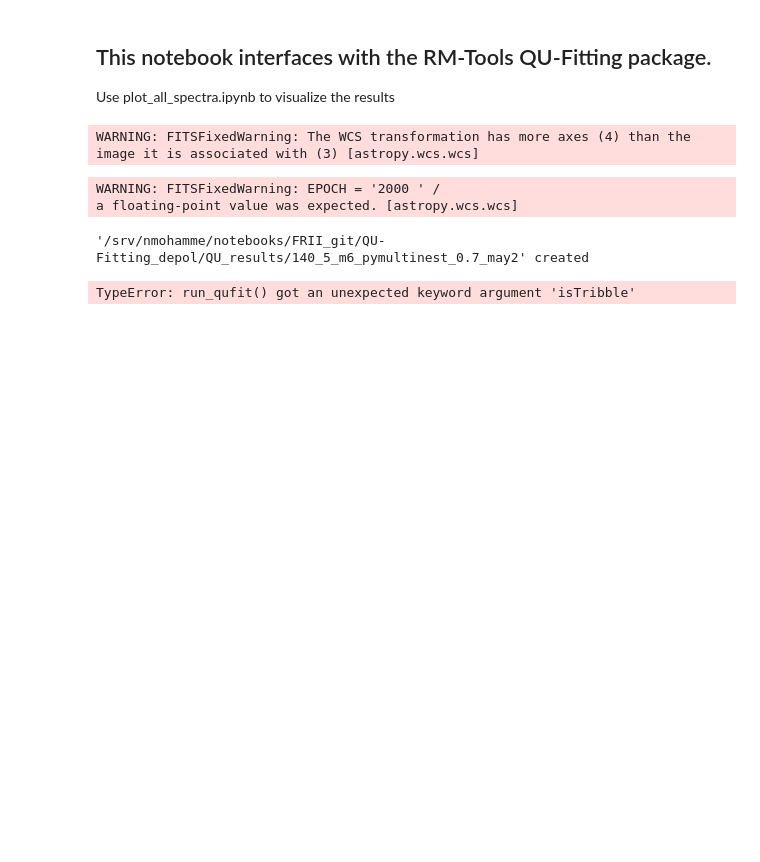
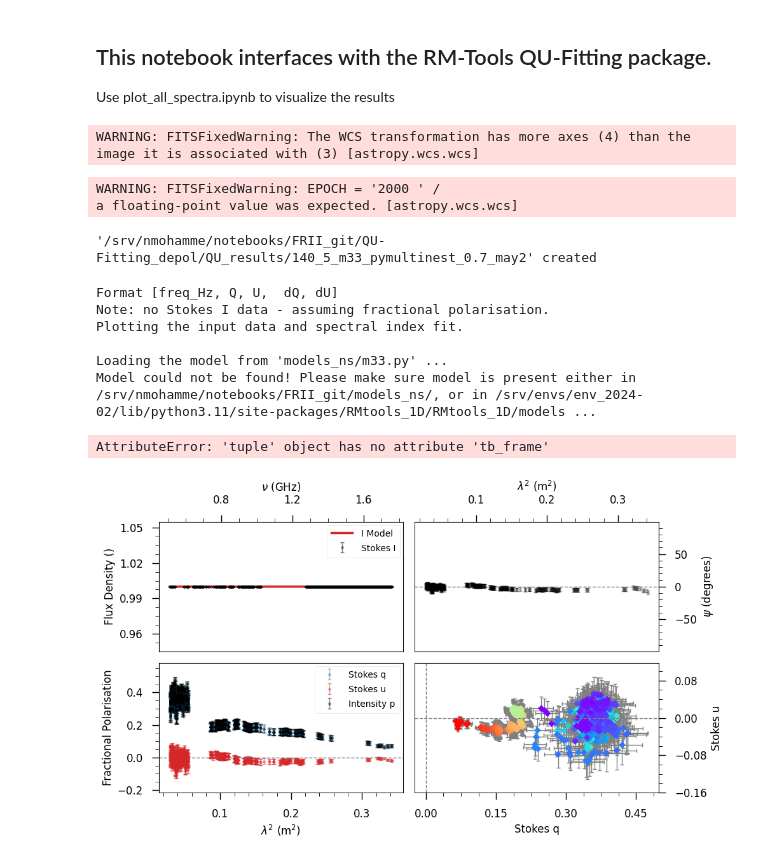
Before and after one commit to nmohamme/FR-QU_fitting, a Jupyter notebook: QU-Fitting_depol/mX_pymulti_working.ipynb, the cells around one changed output. Cells and saved outputs as stored; diff of their text form; code cells hidden in the pictures; blank space fills up the shorter version.

```diff
--- a/QU-Fitting_depol/mX_pymulti_working.ipynb
+++ b/QU-Fitting_depol/mX_pymulti_working.ipynb
@@ -172,7 +172,7 @@ data_freq = np.concatenate((drag_freq, gmims_freq))
 #--- Some LOS to pick
 clist = SkyCoord([130,136,140,134, 143.2,132, 150]*units.deg, [5.0,0,5,3.5, 7.6, 12, 20]*units.deg, frame='galactic')
 sampler_used = 'pymultinest' #reccomended sampling model
-model_used = 6
+model_used = 33
 drag_beam_eff= 0.7 #Beam efficiency for Dragons
 note = f'may2' #Any notes you want to add to the directory name
 #############################################################################################################################
@@ -189,32 +189,39 @@ if os.path.exists(path):  # Check if directory exists
         shutil.rmtree(path)
         print(f"Directory '{path}' deleted.")
     else:
         print(f"'{path}' exists but is not a directory.")
 os.path.join(parent_dir, directory)
 print(f"'{path}' created")
 
 drag_los = get_drag_los(c)
 gmims_los = get_gmims_los(c)
 anchor_los, anchor_freq = (get_planck_los(c), 30e9) if anchor and anchor_type == 'Planck' else \
                           (get_WMAP_los(c), 22.8e9) if anchor and anchor_type == 'WMAP' else \
                           (None, None)
 
 q = np.concatenate((drag_los['q']/drag_beam_eff, gmims_los['q'])) #factor of 0.7 is approximating beam efficiency
 u = np.concatenate((drag_los['u']/drag_beam_eff, gmims_los['u']))
 p = np.sqrt(q**2+u**2)
 dq = p*0.1;du = p*0.1 #10% error is an estimate|
 
 np.save(parent_dir+'/spectra_files/'+directory + 'qArr_' + str(int(c.l.value)) + '_' + str(int(c.b.value)), q)
 np.save(parent_dir+'/spectra_files/'+directory +'uArr_' + str(int(c.l.value)) + '_' + str(int(c.b.value)), u)
 np.save(parent_dir+'/spectra_files/'+directory +'freqArr_' + str(int(c.l.value)) + '_' + str(int(c.b.value)), data_freq)  #saved for plotting in plotting_models.ipynb
 
 qufit_args = [data_freq, q, u, dq, du, anchor_los['p'], anchor_freq] if anchor else [data_freq, q, u, dq, du]
 qufit_result = RMtools_1D.do_QUfit_1D_mnest.run_qufit(qufit_args, modelNum=model_used, prefixOut=fn, polyOrd=3, isTribble=anchor, noStokesI=True, sampler=sampler_used)
 
 details = '''GMIMS-HBN convolved to Dragons 2.4 degree beam.
 '''
 with open(path+'/details.txt', 'w') as f:
     f.write(details)
 # %% [output]
-'/srv/nmohamme/notebooks/FRII_git/QU-Fitting_depol/QU_results/140_5_m6_pymultinest_0.7_may2' created
+'/srv/nmohamme/notebooks/FRII_git/QU-Fitting_depol/QU_results/140_5_m33_pymultinest_0.7_may2' created
-TypeError: run_qufit() got an unexpected keyword argument 'isTribble'
+Format [freq_Hz, Q, U,  dQ, dU]
+Note: no Stokes I data - assuming fractional polarisation.
+Plotting the input data and spectral index fit.
+
+Loading the model from 'models_ns/m33.py' ...
+Model could not be found! Please make sure model is present either in /srv/nmohamme/notebooks/FRII_git/models_ns/, or in /srv/envs/env_2024-02/lib/python3.11/site-packages/RMtools_1D/RMtools_1D/models ...
+AttributeError: 'tuple' object has no attribute 'tb_frame'
+[figure, added]
```
